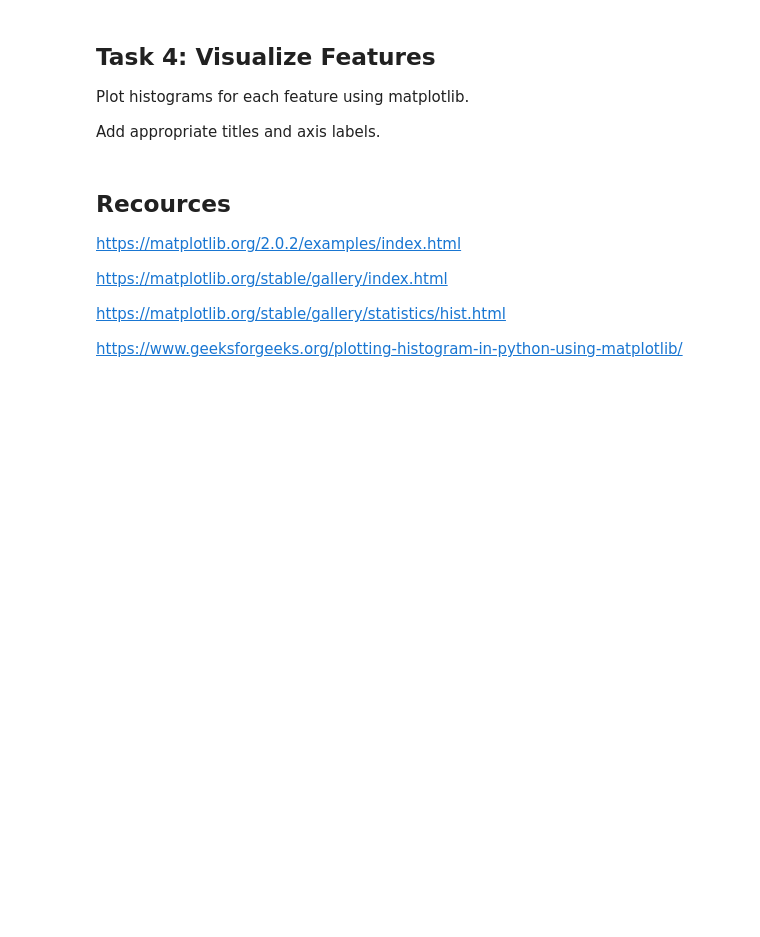
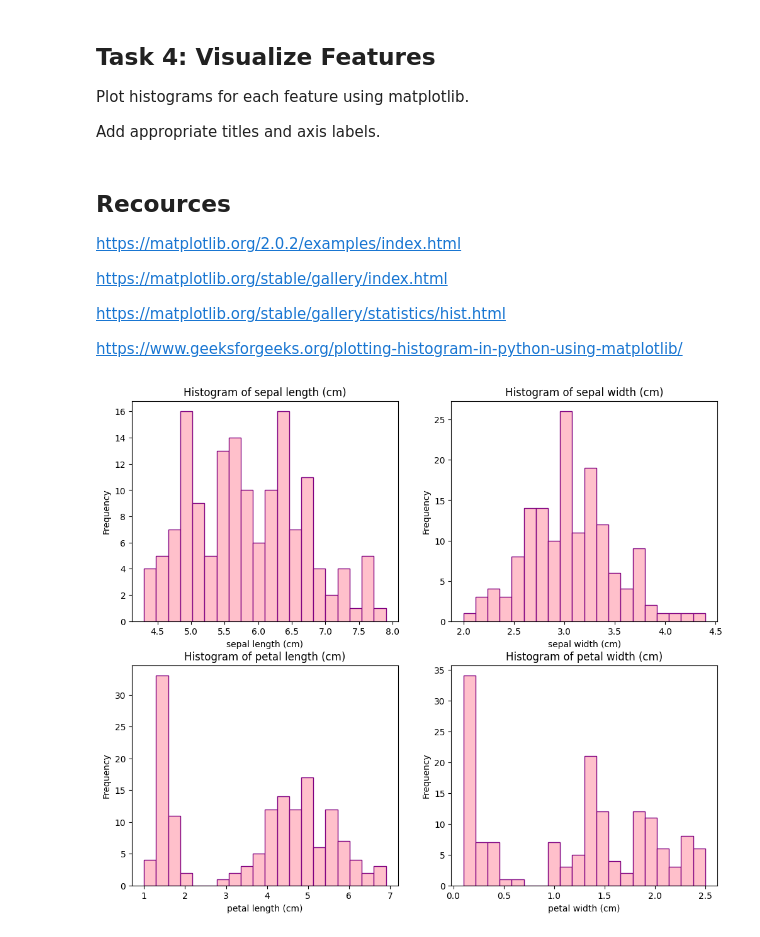
Before and after one commit to LDonn32/principles_of_data_analytics, a Jupyter notebook: tasks.ipynb, the cells around one changed output. Cells and saved outputs as stored; diff of their text form; code cells hidden in the pictures; blank space fills up the shorter version.

```diff
--- a/tasks.ipynb
+++ b/tasks.ipynb
@@ -244,3 +186,35 @@ https://matplotlib.org/stable/gallery/index.html
 https://matplotlib.org/stable/gallery/statistics/hist.html
 
 https://www.geeksforgeeks.org/plotting-histogram-in-python-using-matplotlib/
+# %%
+import matplotlib.pyplot as plt
+import numpy as np
+from sklearn.datasets import load_iris
+
+# Load Iris dataset
+iris = load_iris()
+data = iris.data
+feature_names = iris.feature_names
+
+# Create a figure
+plt.figure(figsize=(12, 10))
+
+# Plot histograms for each feature
+for i, feature in enumerate(feature_names):
+    # Create a 2x2 grid of subplots
+    plt.subplot(2, 2, i+1)
+    # plot the data and the bin colours
+    plt.hist(data[:, i], bins=20, color='pink', edgecolor='purple')
+    # add labels for x axis
+    plt.xlabel(feature)
+     # add labels for y axis
+    plt.ylabel("Frequency")
+    # add title
+    plt.title(f"Histogram of {feature}")
+
+
+
+# Show
+plt.show()
+# %% [output]
+[figure, added]
```
Also changed, not shown: parts of 9 cells of this notebook.
